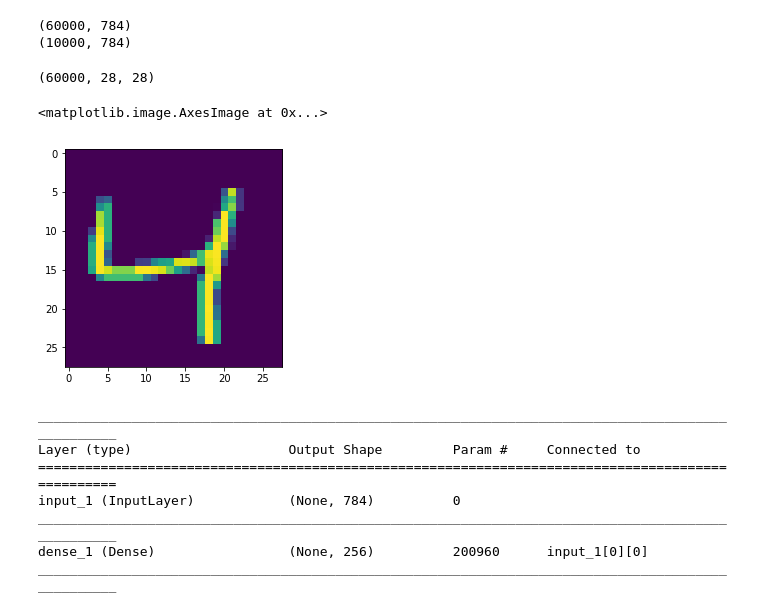
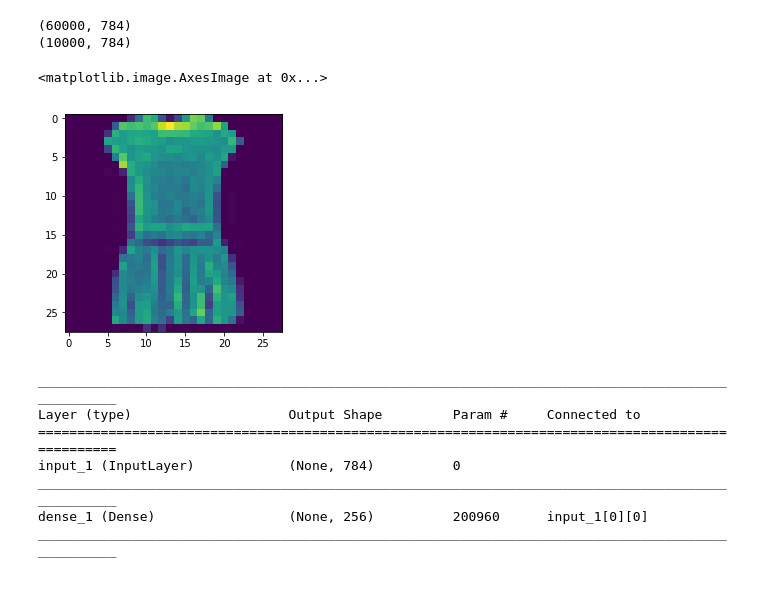
Before and after one commit to elijahc/vae, a Jupyter notebook: notebooks/01-vae-mnist.ipynb, the cells around one changed output. Cells and saved outputs as stored; diff of their text form; code cells hidden in the pictures.

Commit message:
figures and fashion mnist

```diff
--- a/notebooks/01-vae-mnist.ipynb
+++ b/notebooks/01-vae-mnist.ipynb
@@ -21,7 +22,7 @@ from src.utils import process_mnist,gen_trajectory,gen_sorted_isomap
 from src.models import build_dense,CachedModel
 # %%
 # train the VAE on MNIST digits
-(x_train, y_train), (x_test, y_test) = mnist.load_data()
+(x_train, y_train), (x_test, y_test) = fashion_mnist.load_data()
 
 x_train = x_train.astype('float32') / 255.
 x_test = x_test.astype('float32') / 255.
@@ -34,14 +35,9 @@ print(x_test.shape)
 # %% [output]
 (60000, 784)
 (10000, 784)
-# %%
-(x_orig,_),(_,_) = mnist.load_data()
-x_orig.shape
-# %% [output]
-(60000, 28, 28)
 # %%
-plt.imshow(x_train[2].reshape(28,28))
+plt.imshow(x_train[3].reshape(28,28))
 # %% [output]
 <matplotlib.image.AxesImage at 0x...>
-[figure, old version]
+[figure, new version]
 # %%
```
Also changed, not shown: parts of 22 cells of this notebook, 17 other files.
